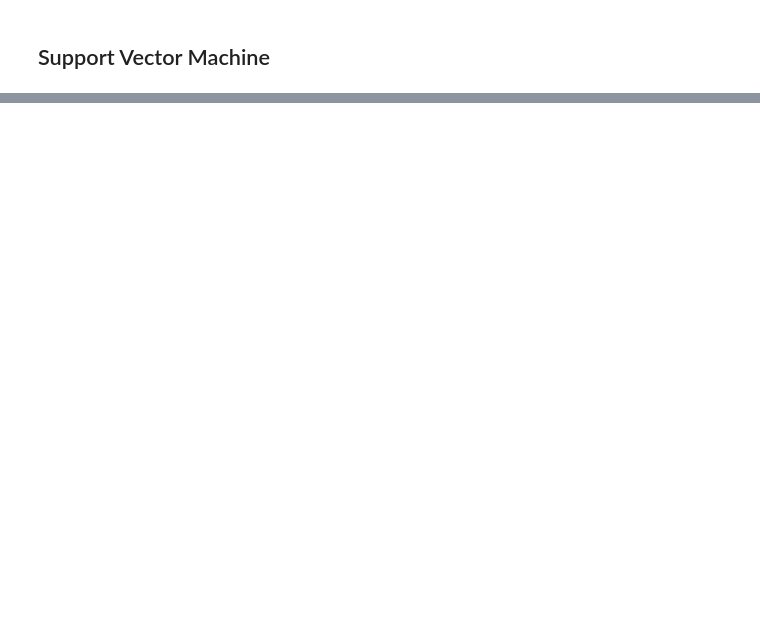
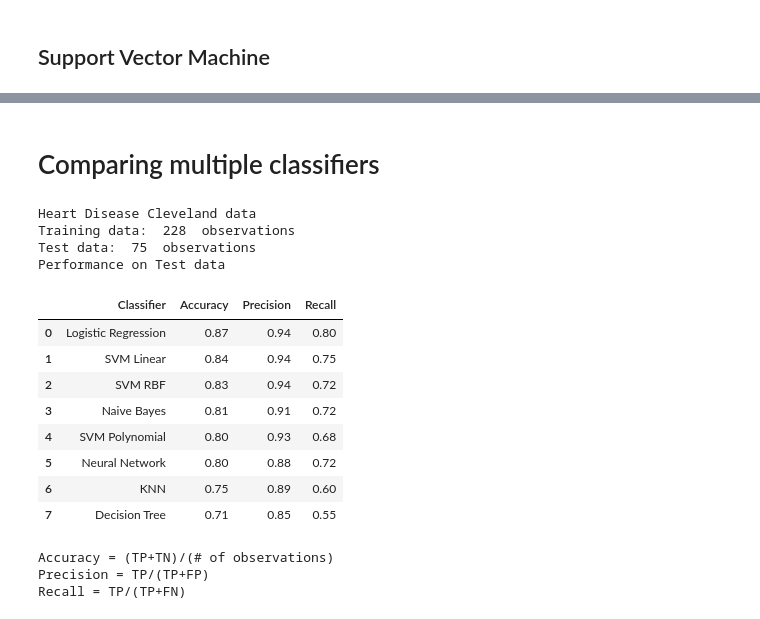
Before and after one commit to vp-code/Python-Stats, a Jupyter notebook: ML/Classifiers.ipynb, the cells around one changed output, grey strips where cells are left out. Drawn from its saved outputs; the diff is of its cells as text; code cells hidden in the pictures; blank space fills up the shorter version.

```diff
--- a/ML/Classifiers.ipynb
+++ b/ML/Classifiers.ipynb
@@ -411,0 +595,18 @@ for k,v in cm.items():
+# %%
+print("Comparing Solvers\n",50*'-')
+for smethod in ['lbfgs', 'sgd', 'adam']:
+    NN2 = MLPClassifier(hidden_layer_sizes=(5,3),solver=smethod,max_iter=2000,random_state=1)
+    _ = NN2.fit(X,y)
+    yhat = NN2.predict(DA['XTest'])
+    accuracy = metrics.accuracy_score(actuals,yhat)
+    print(smethod,accuracy)
+
+print("\nComparing Activation Functions\n",50*'-')
+for activ in ['identity','logistic','tanh','relu']:
+    NN3 = MLPClassifier(hidden_layer_sizes=(5,3),activation=activ,solver='lbfgs',max_iter=2000,random_state=1)
+    _ = NN3.fit(X,y)
+    yhat = NN3.predict(DA['XTest'])
+    accuracy = metrics.accuracy_score(actuals,yhat)
+    print(activ,accuracy)
+
+# Using 'lbfgs' and 'relu' activation (default) results in faster convergence.
@@ -411,0 +631,42 @@ for k,v in cm.items():
+# %% [markdown]
+# Comparing multiple classifiers
+# %%
+Classifiers = {'KNN': knn, 'Naive Bayes':gnb,'Logistic Regression':lreg,
+              'Decision Tree':DTC, 'SVM Linear': svc1,'SVM Polynomial': svc2,
+              'SVM RBF': svc3, 'Neural Network':NN}
+
+results = {'Classifier':[],'Accuracy':[],'Precision':[],'Recall':[]}
+for name,clf in Classifiers.items():
+    _ = clf.fit(X,y)
+    yhat = clf.predict(DA['XTest'])
+    cm = cmDF(actuals,yhat)
+    results['Classifier'].append(name)
+    for k,v in cm.items():
+        if k != 'Confusion Matrix':
+            results[k].append(round(v,2))
+
+print("Heart Disease Cleveland data")
+print("Training data: ",X.shape[0], " observations")
+print("Test data: ",actuals.shape[0], " observations")
+print ("Performance on Test data")
+pd.DataFrame(results).sort_values("Accuracy",ascending=False).reset_index(drop=True)
+print("\nAccuracy = (TP+TN)/(# of observations)")
+print("Precision = TP/(TP+FP)")
+print("Recall = TP/(TP+FN)")
+# %% [output]
+Heart Disease Cleveland data
+Training data:  228  observations
+Test data:  75  observations
+Performance on Test data
+|  | Classifier | Accuracy | Precision | Recall |
+| 0 | Logistic Regression | 0.87 | 0.94 | 0.80 |
+| 1 | SVM Linear | 0.84 | 0.94 | 0.75 |
+| 2 | SVM RBF | 0.83 | 0.94 | 0.72 |
+| 3 | Naive Bayes | 0.81 | 0.91 | 0.72 |
+| 4 | SVM Polynomial | 0.80 | 0.93 | 0.68 |
+| 5 | Neural Network | 0.80 | 0.88 | 0.72 |
+| 6 | KNN | 0.75 | 0.89 | 0.60 |
+| 7 | Decision Tree | 0.71 | 0.85 | 0.55 |
+Accuracy = (TP+TN)/(# of observations)
+Precision = TP/(TP+FP)
+Recall = TP/(TP+FN)
```
Also changed, not shown: parts of 51 cells of this notebook, 1 other file.
